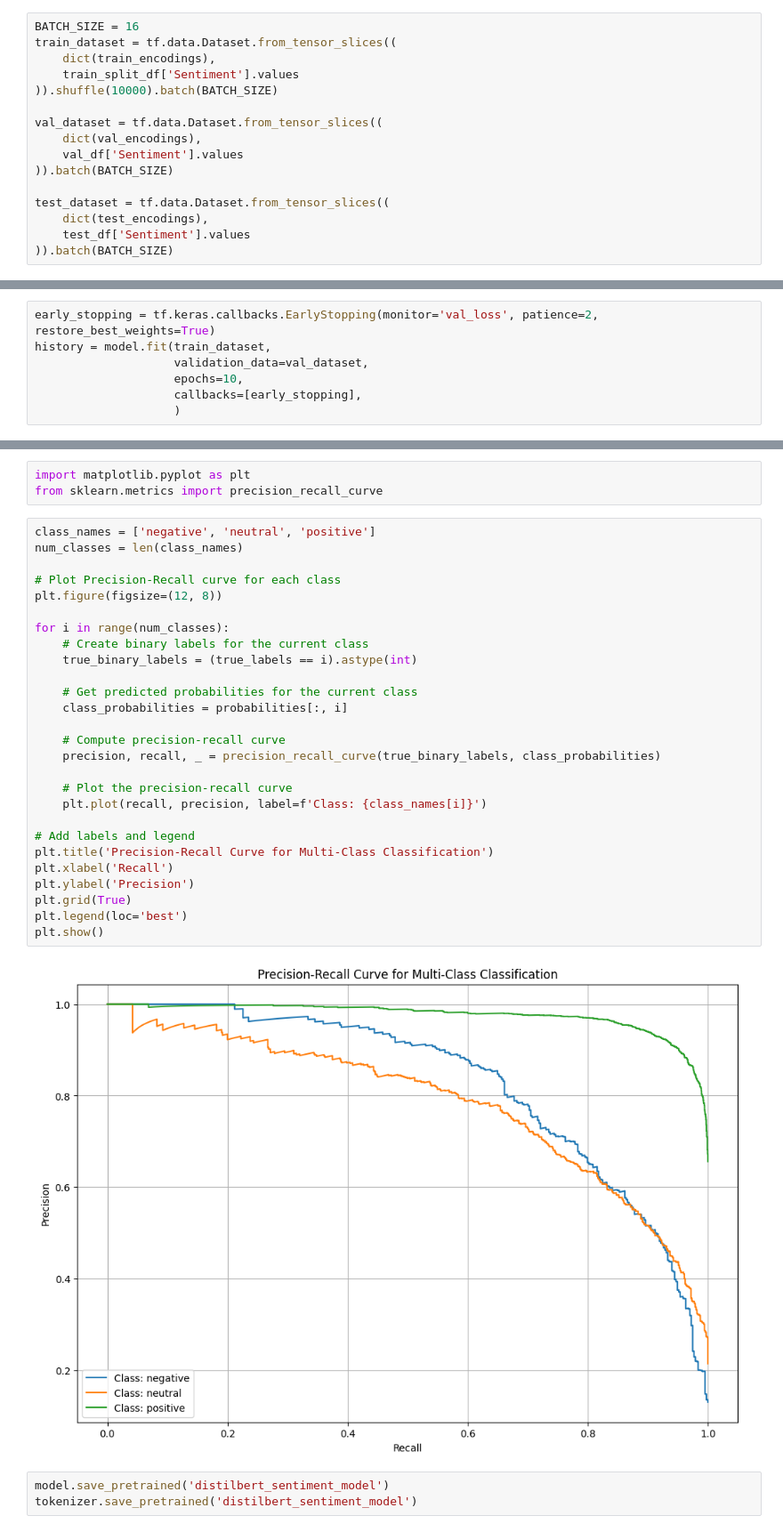
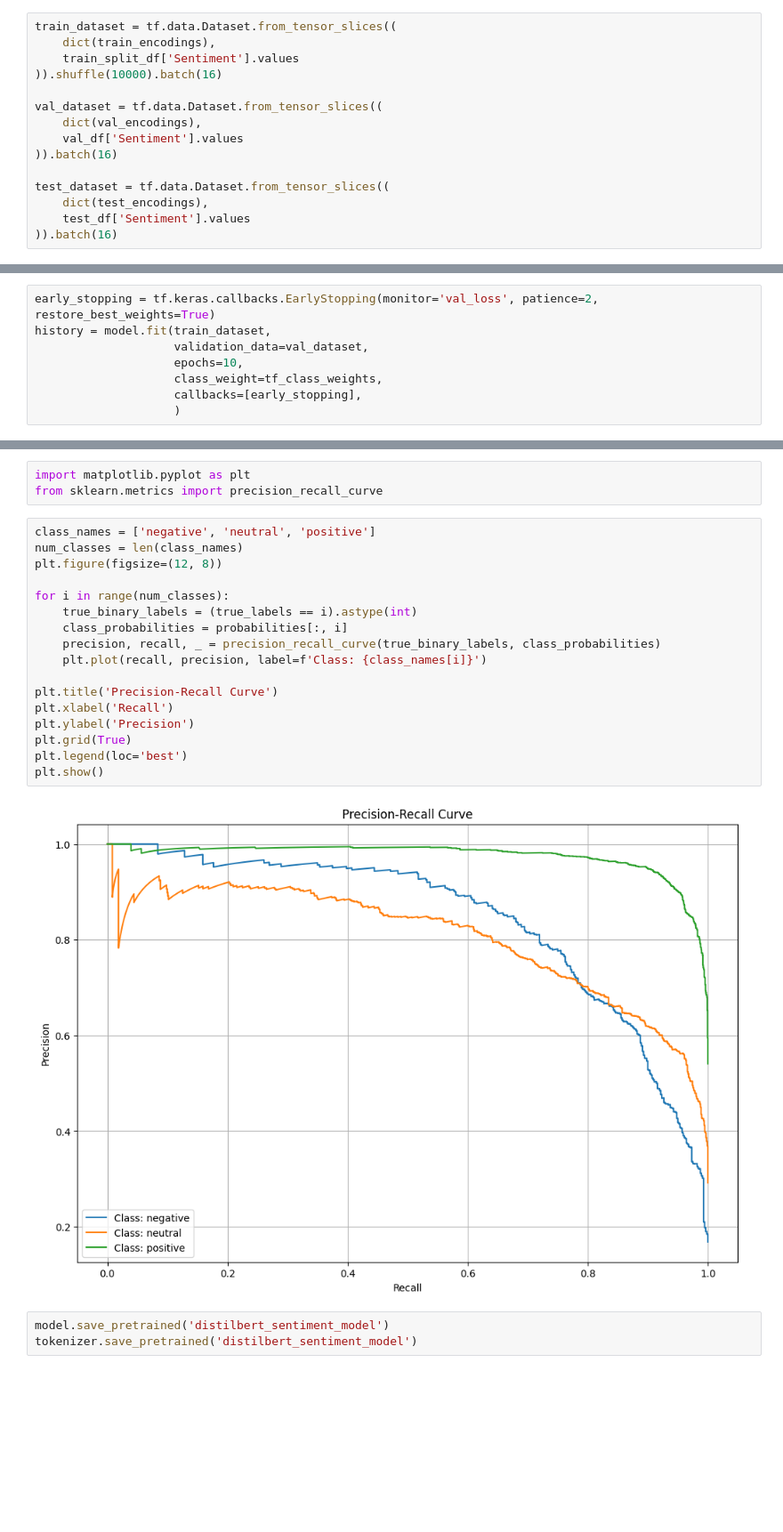
Before and after one commit to SathvikNayak123/sentiment-anyalysis, a Jupyter notebook: notebooks/data_modelling.ipynb, the cells around one changed output, grey strips where cells are left out. Shown at 89% size. Drawn from its saved outputs; the diff is of its cells as text; blank space fills up the shorter version.

```diff
--- a/notebooks/data_modelling.ipynb
+++ b/notebooks/data_modelling.ipynb
@@ -69,21 +72,20 @@ Please note that authentication is recommended but still optional to access publ
 # %% [markdown]
 create tf datasets
 # %%
-BATCH_SIZE = 16
 train_dataset = tf.data.Dataset.from_tensor_slices((
     dict(train_encodings),
     train_split_df['Sentiment'].values
-)).shuffle(10000).batch(BATCH_SIZE)
+)).shuffle(10000).batch(16)
 
 val_dataset = tf.data.Dataset.from_tensor_slices((
     dict(val_encodings),
     val_df['Sentiment'].values
-)).batch(BATCH_SIZE)
+)).batch(16)
 
 test_dataset = tf.data.Dataset.from_tensor_slices((
     dict(test_encodings),
     test_df['Sentiment'].values
-)).batch(BATCH_SIZE)
+)).batch(16)
 # %% [markdown]
 compile DistilBERT model
 # %%
@@ -108,6 +109,7 @@ early_stopping = tf.keras.callbacks.EarlyStopping(monitor='val_loss', patience=2
 history = model.fit(train_dataset,
                     validation_data=val_dataset,
                     epochs=10,
+                    class_weight=tf_class_weights,
                     callbacks=[early_stopping],
                     )
 # %% [output]
@@ -163,32 +164,22 @@ from sklearn.metrics import precision_recall_curve
 # %%
 class_names = ['negative', 'neutral', 'positive']
 num_classes = len(class_names)
-
-# Plot Precision-Recall curve for each class
 plt.figure(figsize=(12, 8))
 
 for i in range(num_classes):
-    # Create binary labels for the current class
     true_binary_labels = (true_labels == i).astype(int)
-
-    # Get predicted probabilities for the current class
     class_probabilities = probabilities[:, i]
-
-    # Compute precision-recall curve
     precision, recall, _ = precision_recall_curve(true_binary_labels, class_probabilities)
-
-    # Plot the precision-recall curve
     plt.plot(recall, precision, label=f'Class: {class_names[i]}')
 
-# Add labels and legend
-plt.title('Precision-Recall Curve for Multi-Class Classification')
+plt.title('Precision-Recall Curve')
 plt.xlabel('Recall')
 plt.ylabel('Precision')
 plt.grid(True)
 plt.legend(loc='best')
 plt.show()
 # %% [output]
-[figure, old version]
+[figure, new version]
 # %%
 model.save_pretrained('distilbert_sentiment_model')
 tokenizer.save_pretrained('distilbert_sentiment_model')
```
Also changed, not shown: parts of 9 cells of this notebook, 1 other file.
